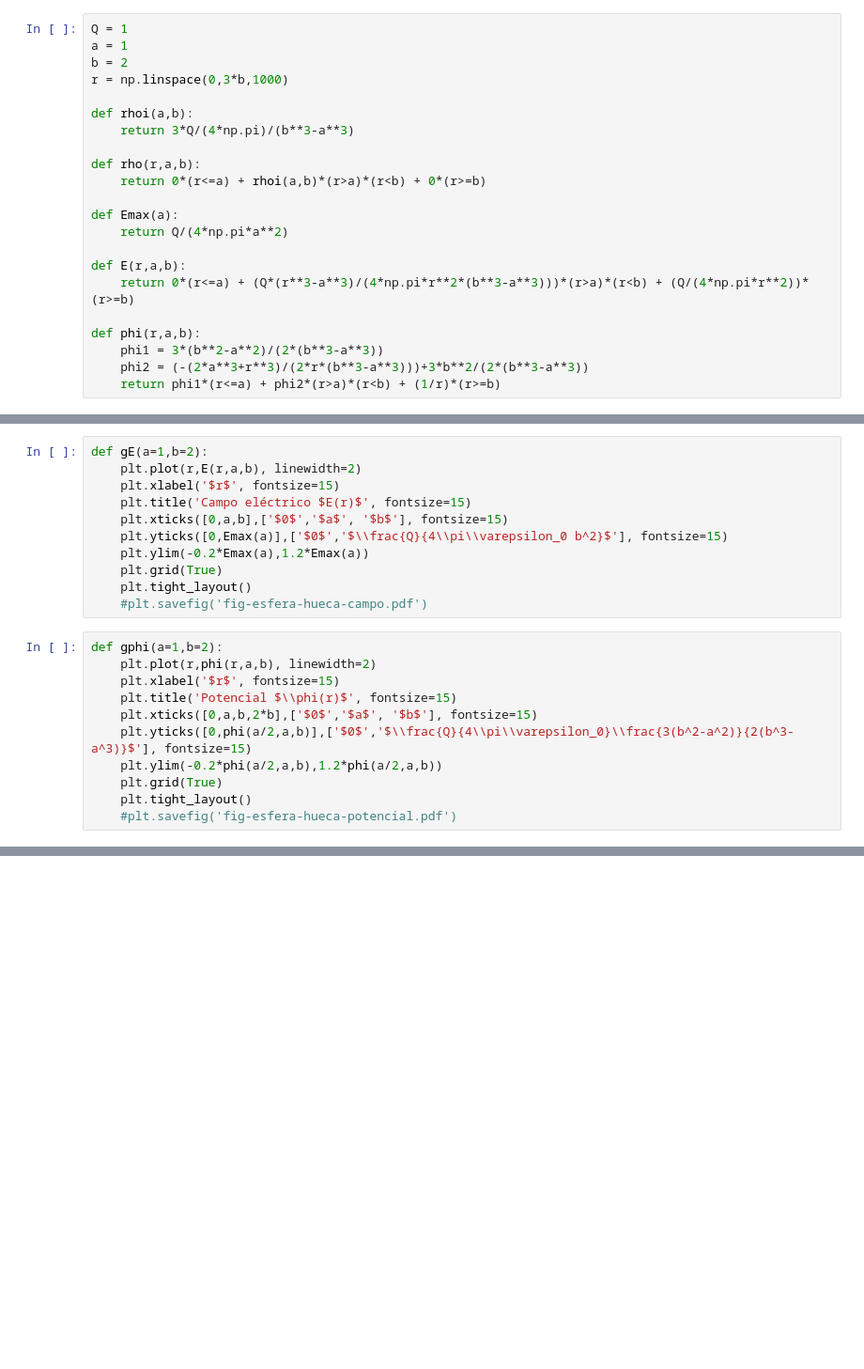
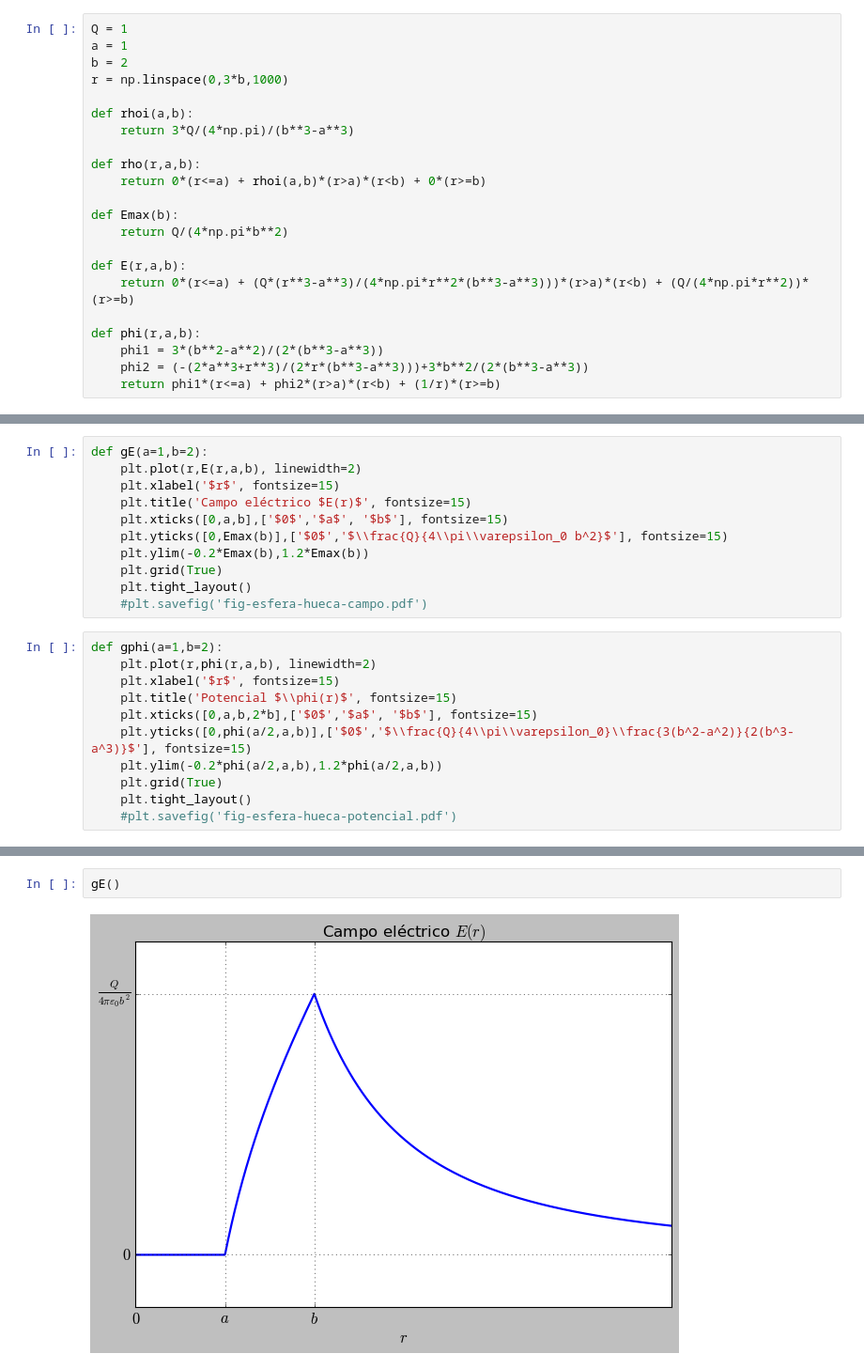
Before and after one commit to gfrubi/electrodinamica, a Jupyter notebook: notebooks/esfera-cargada.ipynb, the cells around one changed output, grey strips where cells are left out. Shown at 94% size. Drawn from its saved outputs; the diff is of its cells as text; blank space fills up the shorter version.

```diff
--- a/notebooks/esfera-cargada.ipynb
+++ b/notebooks/esfera-cargada.ipynb
@@ -16,8 +16,8 @@ def rhoi(a,b):
 def rho(r,a,b):
     return 0*(r<=a) + rhoi(a,b)*(r>a)*(r<b) + 0*(r>=b)
 
-def Emax(a):
-    return Q/(4*np.pi*a**2)
+def Emax(b):
+    return Q/(4*np.pi*b**2)
 
 def E(r,a,b):
     return 0*(r<=a) + (Q*(r**3-a**3)/(4*np.pi*r**2*(b**3-a**3)))*(r>a)*(r<b) + (Q/(4*np.pi*r**2))*(r>=b)
@@ -43,8 +43,8 @@ def gE(a=1,b=2):
     plt.xlabel('$r$', fontsize=15)
     plt.title('Campo eléctrico $E(r)$', fontsize=15)
     plt.xticks([0,a,b],['$0$','$a$', '$b$'], fontsize=15)
-    plt.yticks([0,Emax(a)],['$0$','$\\frac{Q}{4\\pi\\varepsilon_0 b^2}$'], fontsize=15)
-    plt.ylim(-0.2*Emax(a),1.2*Emax(a))
+    plt.yticks([0,Emax(b)],['$0$','$\\frac{Q}{4\\pi\\varepsilon_0 b^2}$'], fontsize=15)
+    plt.ylim(-0.2*Emax(b),1.2*Emax(b))
     plt.grid(True)
     plt.tight_layout()
     #plt.savefig('fig-esfera-hueca-campo.pdf')
@@ -61,0 +66,4 @@ def gphi(a=1,b=2):
+# %%
+gE()
+# %% [output]
+[figure, added]
```
Also changed, not shown: parts of 5 cells of this notebook, 2 other files.
